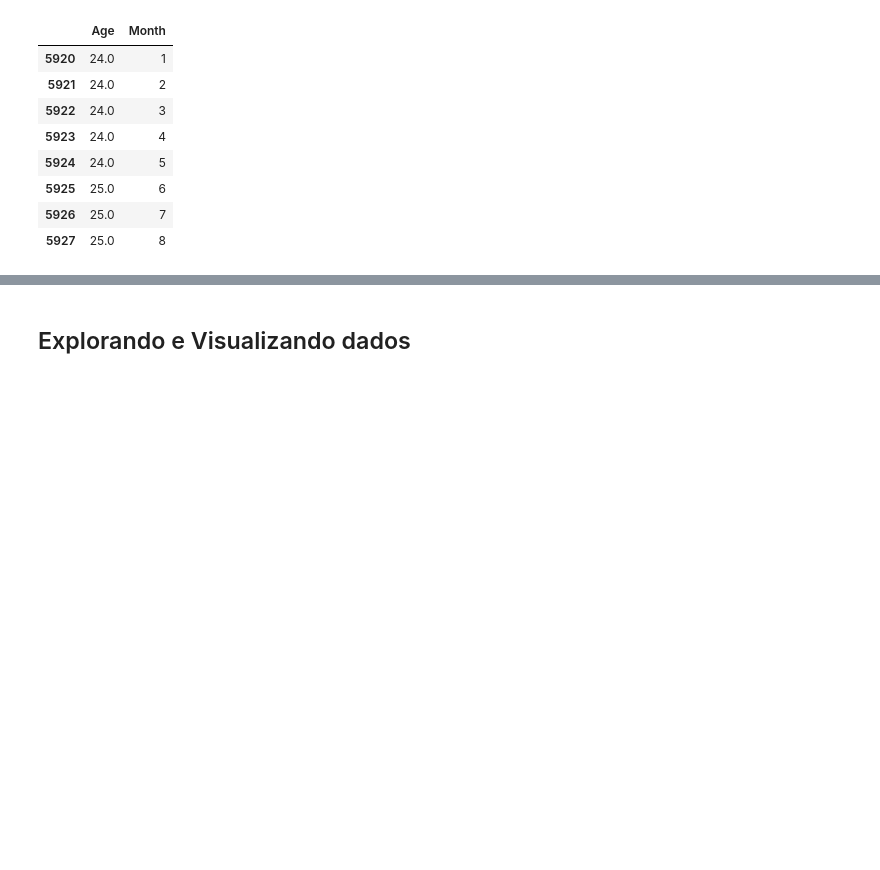
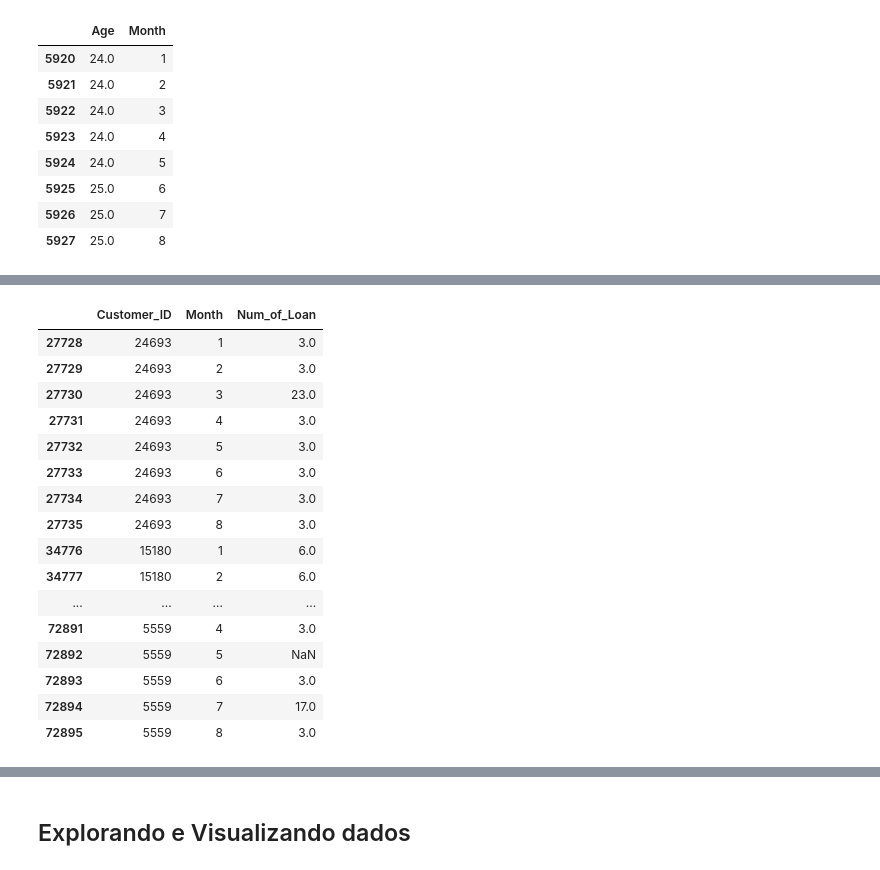
Before and after one commit to SLMath/Credit_Score-Analysis, a Jupyter notebook: credit_score.ipynb, the cells around one changed output, grey strips where cells are left out. Saved outputs shown, nothing was run; the diff lists cells and outputs as text; code cells hidden in the pictures; blank space fills up the shorter version.

```diff
--- a/credit_score.ipynb
+++ b/credit_score.ipynb
@@ -568,0 +572,11 @@ data_df[data_df.Customer_ID == 22419][['Age', 'Month']]
+# %%
+# verificando quais customers seguem o esperado
+def is_not_monotonic(values):
+    for val_ant, val_suc in zip(values, values[1:]):
+        if val_ant > val_suc:
+            return True
+    return False
+
+data_df[
+    data_df['Num_of_Loan'].groupby(data_df['Customer_ID']).transform(is_not_monotonic)
+][['Customer_ID', 'Month', 'Num_of_Loan']]
@@ -568,0 +597,9 @@ data_df[data_df.Customer_ID == 22419][['Age', 'Month']]
+# %%
+# Existe um -100.0
+# vamos substituir negativos por null
+data_df.loc[data_df['Num_of_Loan'] < 0, 'Num_of_Loan'] = np.nan
+
+# e reavaliar
+data_df[
+    data_df['Num_of_Loan'].groupby(data_df['Customer_ID']).transform(is_not_monotonic)
+][['Customer_ID', 'Month', 'Num_of_Loan']]
@@ -568,0 +708,51 @@ data_df[data_df.Customer_ID == 22419][['Age', 'Month']]
+# %%
+# Para esses customers, há um valor muito discrepante no inicio
+# Com base nele, vamos trocar os valores isolados:
+# Quando houve uma variação maior de 30 unidades por mes (1 por dia),
+#   colocaremos nulos no lugar
+def change_over30_dec(values):
+    col = values.columns[0]
+
+    # ordenar por mes, ignorando os nulos
+    values_aux = values.dropna().sort_values('Month', ascending= True)
+    # computar a diferença de tempo e de valor, linha a linha
+    values_aux = values_aux - values_aux.shift(-1)
+    # eliminar ultima linha, pois o shift nela é nulo
+    values_aux = values_aux.iloc[:-1]
+    # calculo da taxa de mudanca mensal do valor (a diferença no mes ficou negativa)
+    values_aux['change'] = - values_aux[col] / values_aux['Month']
+    # anular os valores para taxas acima de 30
+    values.loc[values_aux[values_aux['change'] > 30].index, col] = np.nan
+
+    return values[[col]]
+
+# change_over30_dec(data_df[data_df['Customer_ID'] == 50523][['Num_of_Loan', 'Month']])
+
+data_df['Num_of_Loan'] = data_df.groupby(
+    data_df['Customer_ID'], group_keys=False
+    )[['Num_of_Loan', 'Month']].apply(
+        change_over30_dec
+        )
+
+# e reavaliar
+data_df[
+    data_df['Num_of_Loan'].groupby(data_df['Customer_ID']).transform(is_not_monotonic)
+][['Customer_ID', 'Month', 'Num_of_Loan']]
+# %% [output]
+|  | Customer_ID | Month | Num_of_Loan |
+| 27728 | 24693 | 1 | 3.0 |
+| 27729 | 24693 | 2 | 3.0 |
+| 27730 | 24693 | 3 | 23.0 |
+| 27731 | 24693 | 4 | 3.0 |
+| 27732 | 24693 | 5 | 3.0 |
+| 27733 | 24693 | 6 | 3.0 |
+| 27734 | 24693 | 7 | 3.0 |
+| 27735 | 24693 | 8 | 3.0 |
+| 34776 | 15180 | 1 | 6.0 |
+| 34777 | 15180 | 2 | 6.0 |
+| ... | ... | ... | ... |
+| 72891 | 5559 | 4 | 3.0 |
+| 72892 | 5559 | 5 | NaN |
+| 72893 | 5559 | 6 | 3.0 |
+| 72894 | 5559 | 7 | 17.0 |
+| 72895 | 5559 | 8 | 3.0 |
```
Also changed, not shown: parts of 68 cells of this notebook.
